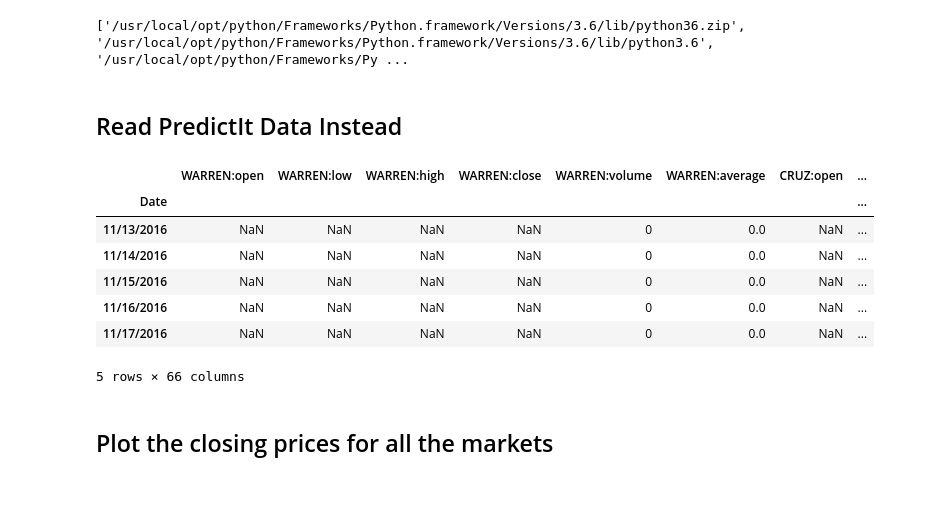
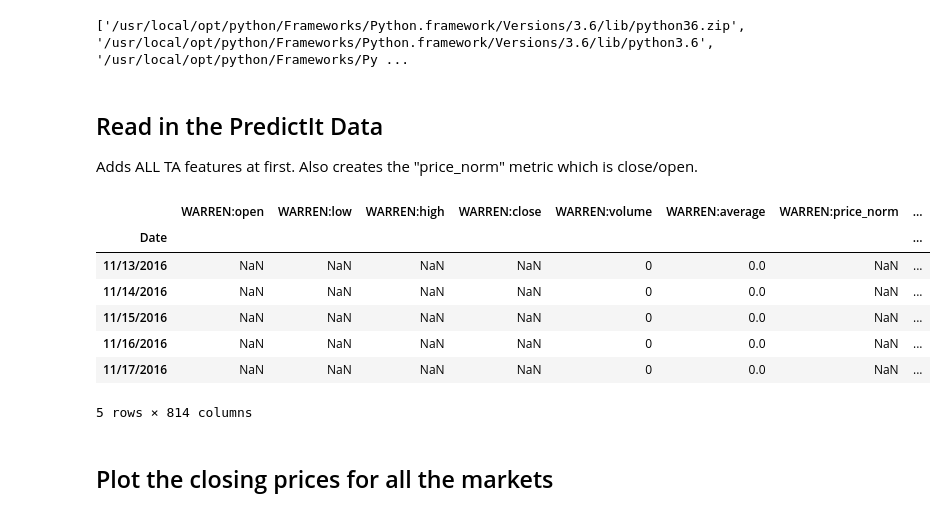
Before and after one commit to jasonfiacco/deeptrader, a Jupyter notebook: examples/predict_it_v2-Ray-attempt-v2.ipynb, the cells around one changed output. Drawn from its saved outputs; the diff is of its cells as text; code cells hidden in the pictures.

```diff
--- a/examples/predict_it_v2-Ray-attempt-v2.ipynb
+++ b/examples/predict_it_v2-Ray-attempt-v2.ipynb
@@ -6,15 +6,17 @@ sys.path.append("/Users/jasonfiacco/Documents/Yale/Senior/thesis/deeptrader")
 print(sys.path)
 # %% [output]
 ['/usr/local/opt/python/Frameworks/Python.framework/Versions/3.6/lib/python36.zip', '/usr/local/opt/python/Frameworks/Python.framework/Versions/3.6/lib/python3.6', '/usr/local/opt/python/Frameworks/Py ...
-# %% [markdown]
-## Read PredictIt Data Instead
+# %% [markdown]
+## Read in the PredictIt Data
+Adds ALL TA features at first. Also creates the "price_norm" metric which is close/open.
 # %%
 import ssl
 import pandas as pd
+import ta
 
 ssl._create_default_https_context = ssl._create_unverified_context # Only used if pandas gives a SSLError
 
-def fetch_data(symbol):
+def fetch_data(symbol, add_ta=False):
     path = "/Users/jasonfiacco/Documents/Yale/Senior/thesis/predictit_datasets/"
     filename = "{}.xlsx".format(symbol)
 
@@ -24,33 +26,47 @@ def fetch_data(symbol):
     df = df.set_index("Date")
     df = df.drop(df.columns[[7,8,9]], axis=1)
     df = df.drop("ID", 1)
+
+
+    #Get the normalized price_norm column
+    df['price_norm'] = df['Close']/df['Open']
+
+    #Rename
     df.columns = [symbol + ":" + name.lower() for name in df.columns]
 
+    #Add all the TA extra features
+    if add_ta:
+        ta.add_all_ta_features(
+            df,
+            colprefix=symbol+":",
+            **{k: symbol+":" + k for k in ['open', 'high', 'low', 'close', 'volume']}
+        )
+
     return df
 # %%
 all_data = pd.concat([
-    fetch_data("WARREN"),
-    fetch_data("CRUZ"),
-    fetch_data("MANCHIN"),
-    fetch_data("SANDERS"),
-    fetch_data("NELSON"),
-    fetch_data("DONNELLY"),
-    fetch_data("PELOSI"),
-    fetch_data("MANAFORT"),
-    fetch_data("BROWN"),
-    fetch_data("RYAN"),
-    fetch_data("STABENOW")
+    fetch_data("WARREN", add_ta=True),
+    fetch_data("CRUZ", add_ta=True),
+    fetch_data("MANCHIN", add_ta=True),
+    fetch_data("SANDERS", add_ta=True),
+    fetch_data("NELSON", add_ta=True),
+    fetch_data("DONNELLY", add_ta=True),
+    fetch_data("PELOSI", add_ta=True),
+    fetch_data("MANAFORT", add_ta=True),
+    fetch_data("BROWN", add_ta=True),
+    fetch_data("RYAN", add_ta=True),
+    fetch_data("STABENOW", add_ta=True)
 ], axis=1)
 all_data.head()
 # %% [output]
-|  | WARREN:open | WARREN:low | WARREN:high | WARREN:close | WARREN:volume | WARREN:average | CRUZ:open | ... |
+|  | WARREN:open | WARREN:low | WARREN:high | WARREN:close | WARREN:volume | WARREN:average | WARREN:price_norm | ... |
 | Date |  |  |  |  |  |  |  | ... |
 | 11/13/2016 | NaN | NaN | NaN | NaN | 0 | 0.0 | NaN | ... |
 | 11/14/2016 | NaN | NaN | NaN | NaN | 0 | 0.0 | NaN | ... |
 | 11/15/2016 | NaN | NaN | NaN | NaN | 0 | 0.0 | NaN | ... |
 | 11/16/2016 | NaN | NaN | NaN | NaN | 0 | 0.0 | NaN | ... |
 | 11/17/2016 | NaN | NaN | NaN | NaN | 0 | 0.0 | NaN | ... |
-5 rows × 66 columns
+5 rows × 814 columns
 # %% [markdown]
 ## Plot the closing prices for all the markets
 # %%
```
Also changed, not shown: parts of 27 cells of this notebook, 2 other files.
